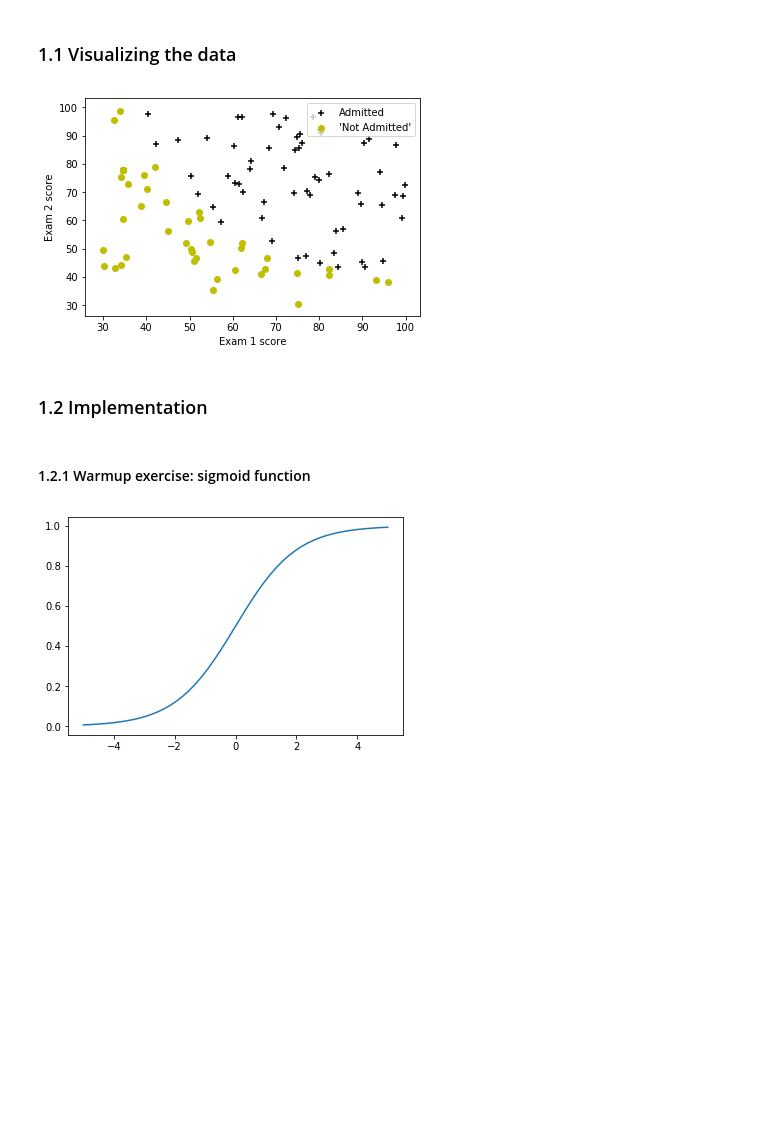
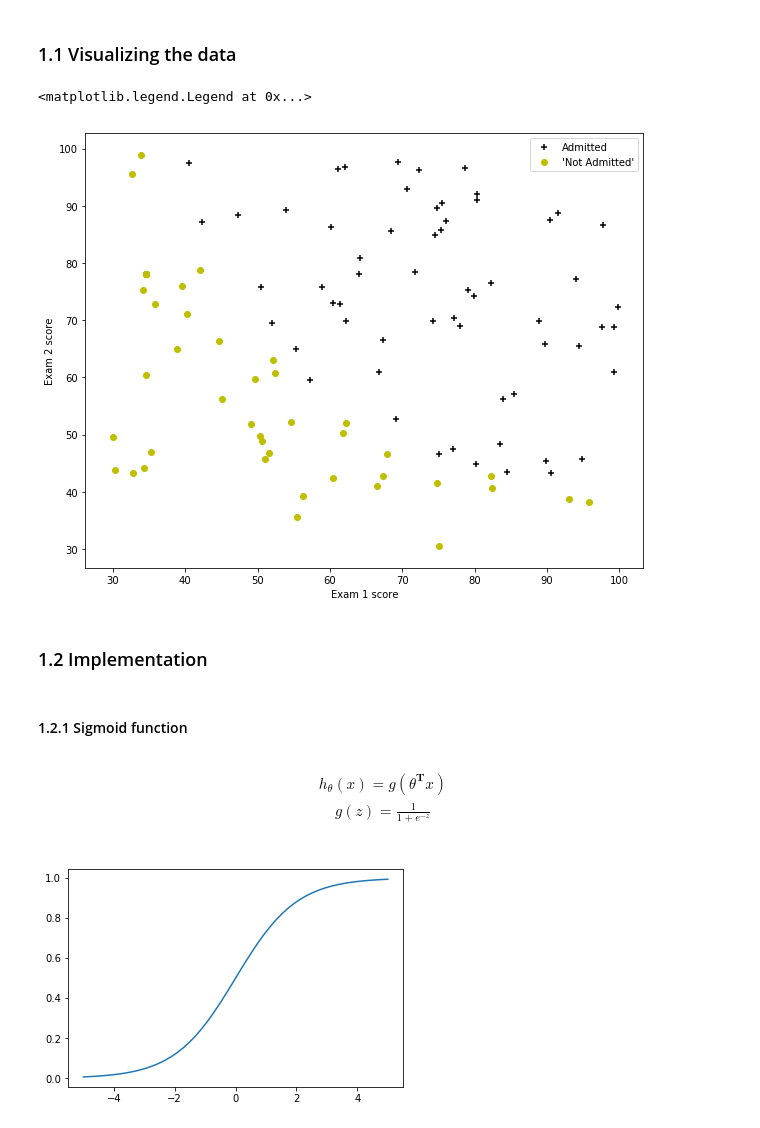
Before and after one commit to vitaminac/maths, a Jupyter notebook: LogisticRegression.ipynb, the cells around one changed output. Saved outputs shown, nothing was run; the diff lists cells and outputs as text; code cells hidden in the pictures; blank space fills up the shorter version.

```diff
--- a/LogisticRegression.ipynb
+++ b/LogisticRegression.ipynb
@@ -10,5 +12,6 @@ from mpl_toolkits.mplot3d import Axes3D
 ## 1. Logistic Regression
 # %%
 # load the dataset
-dataframe = pd.read_csv("machine-learning-ex2\ex2\ex2data1.txt", sep=",", header=None, names=["first exam", "second exam", "dmissions decision"])
+dataframe = pd.read_csv("machine-learning-ex2\ex2\ex2data1.txt", sep=",", header=None, names=["exam 1", "exam 2", "admissions decision"])
 X, y = np.hsplit(dataframe.values, (2,))
+dataframe.head()
@@ -17,20 +27,30 @@ X, y = np.hsplit(dataframe.values, (2,))
 # %%
 # Find Indices of Positive and Negative Examples
 pos = np.where(y == 1)
 neg = np.where(y == 0)
 
+fig = plt.figure(figsize=(10, 8))
+ax = fig.add_subplot(1, 1, 1)
+
 # Plot Examples
-plt.scatter(X[pos, 0], X[pos, 1], marker='+', c='black', label="Admitted")
-plt.scatter(X[neg, 0], X[neg, 1], marker='o', c='y', label="'Not Admitted'")
-plt.xlabel('Exam 1 score')
-plt.ylabel('Exam 2 score')
-plt.legend(loc="upper right")
-plt.show()
+ax.scatter(X[pos, 0], X[pos, 1], marker='+', c='black', label="Admitted")
+ax.scatter(X[neg, 0], X[neg, 1], marker='o', c='y', label="'Not Admitted'")
+ax.set_xlabel('Exam 1 score')
+ax.set_ylabel('Exam 2 score')
+ax.legend(loc="upper right")
 # %% [output]
+<matplotlib.legend.Legend at 0x...>
-[figure, old version]
+[figure, new version]
 # %% [markdown]
 ### 1.2 Implementation
 # %% [markdown]
-#### 1.2.1 Warmup exercise: sigmoid function
+#### 1.2.1 Sigmoid function
+# %% [markdown]
+$$
+\begin{gather*}
+h_{\theta}(x) = g(\theta^{\mathbf{T}}x)\\
+g(z) = \frac{1}{1+e^{-z}}\\
+\end{gather*}
+$$
 # %%
 x = sp.Symbol("x")
```
Also changed, not shown: parts of 16 cells of this notebook.
